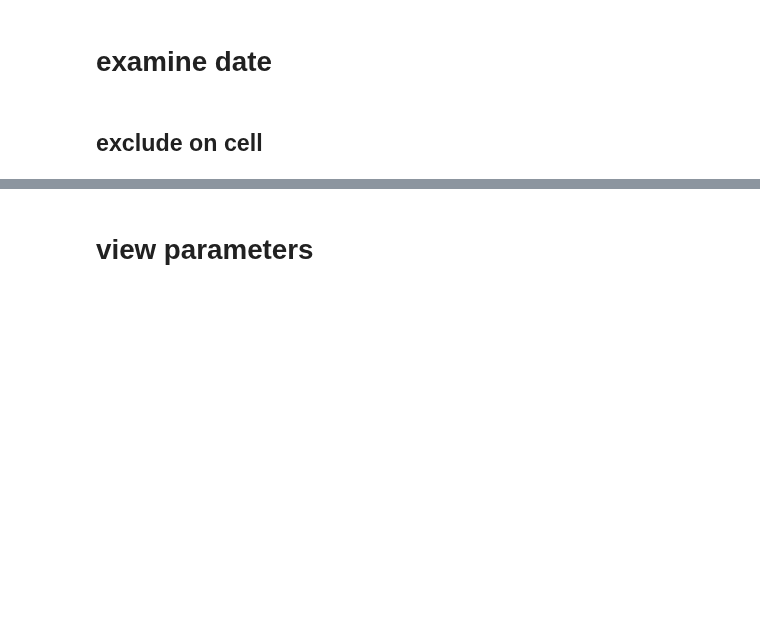
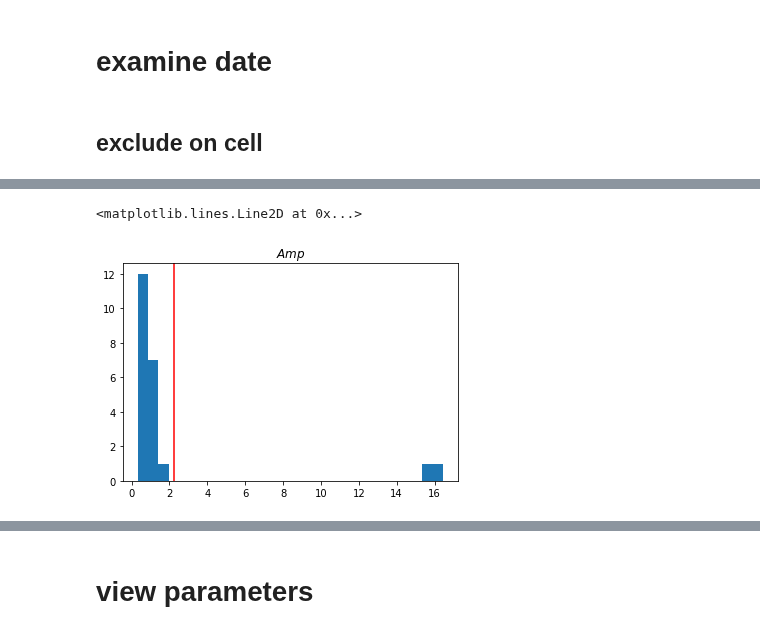
Before and after one commit to llincooi/retina_python, a Jupyter notebook: NGD2L_fit_CST-OLED.ipynb, the cells around one changed output, grey strips where cells are left out. Cells and saved outputs as stored; diff of their text form; code cells hidden in the pictures; blank space fills up the shorter version.

```diff
--- a/NGD2L_fit_CST-OLED.ipynb
+++ b/NGD2L_fit_CST-OLED.ipynb
@@ -89,16 +90,16 @@ fit_cSTA_list = [0]*60
 para_dict['error'] = np.zeros(60)
 for cn in dcn.copy():
 #     print(cn)
-    alpha = 33. #1/sec
-    beta =  2
-    gamma = 46
+    alpha = 10. #1/sec
+    beta =  10.
+    gamma = 42.
     g = 680
-    h = 14
-    i = 0.3
+    h = 80
+    i = 0.8
     tau_y = 0.02
     try:
-        popt,pcov = curve_fit(NGD2L_TK, np.abs(taxis), cSTA_list[cn], p0=[alpha, beta, gamma, g, h, l, tau_y, 1],
-                              bounds = (0, [np.inf, np.inf, np.inf, np.inf, np.inf, np.inf, 0.1, np.inf]))
+        popt,pcov = curve_fit(NGD2L_TK, np.abs(taxis), cSTA_list[cn], p0=[alpha, beta, gamma, g, h, l, tau_y, 3.7],
+                              bounds = (0, [np.inf, np.inf, np.inf, np.inf, np.inf, np.inf, 0.05, np.inf]))
     except:
         dcn.remove(cn)
         continue
@@ -189,3 +213,11 @@ plt.axvline(np.mean(data[pcn]), color = 'r')
+# %%
+data = para_dict['Amp']
+plt.title(r'$Amp$')
+plt.hist(data[pcn],30)
+plt.axvline(np.mean(data[pcn]), color = 'r')
+# %% [output]
+<matplotlib.lines.Line2D at 0x...>
+[figure, added]
 # %%
 # I1 = np.where((para_dict['beta']>10) & (para_dict['beta']<40) )[0]
 # I2 = np.where((para_dict['beta']<=10) & (para_dict['beta']>0))[0]
```
Also changed, not shown: parts of 18 cells of this notebook, 5 other files.
